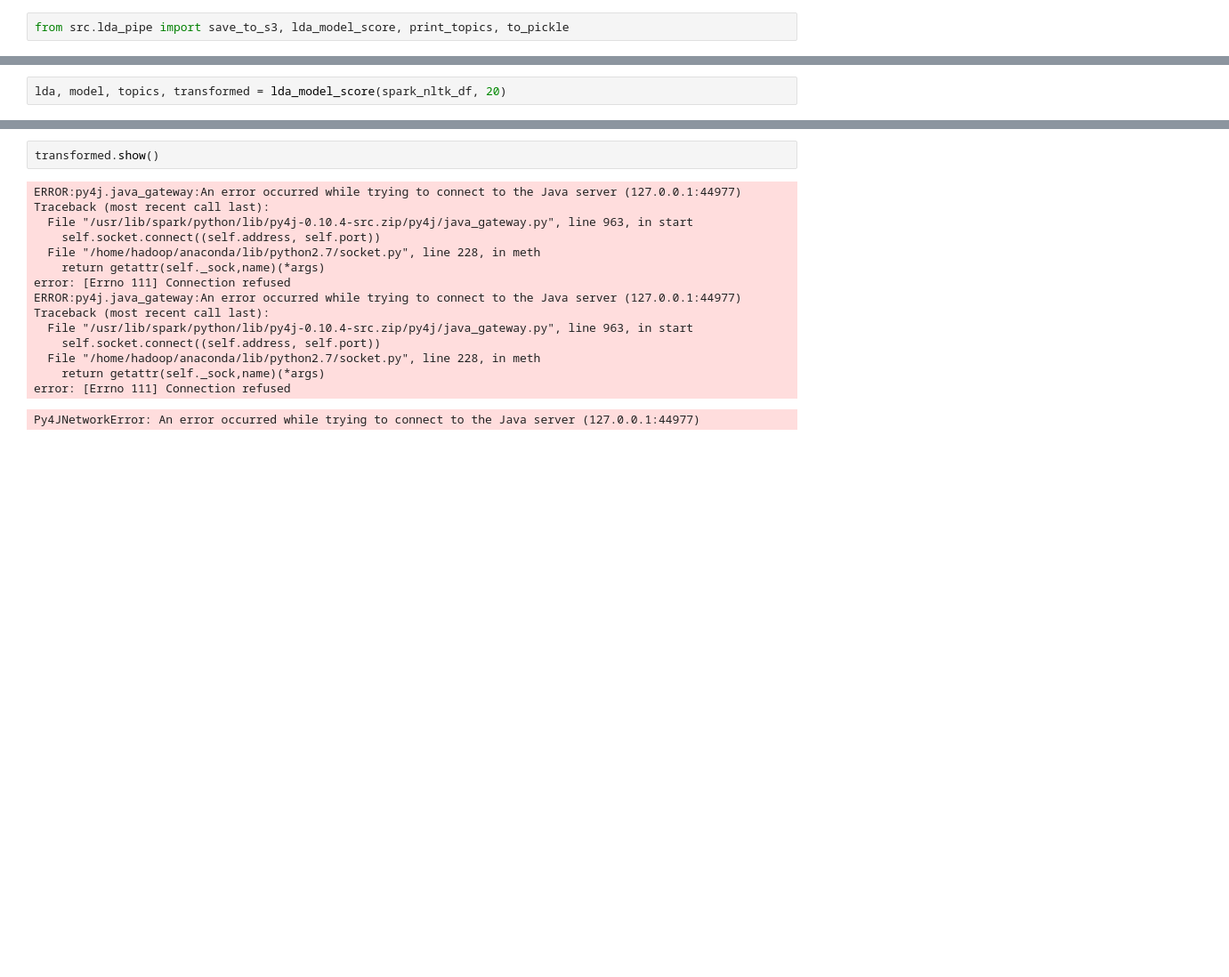
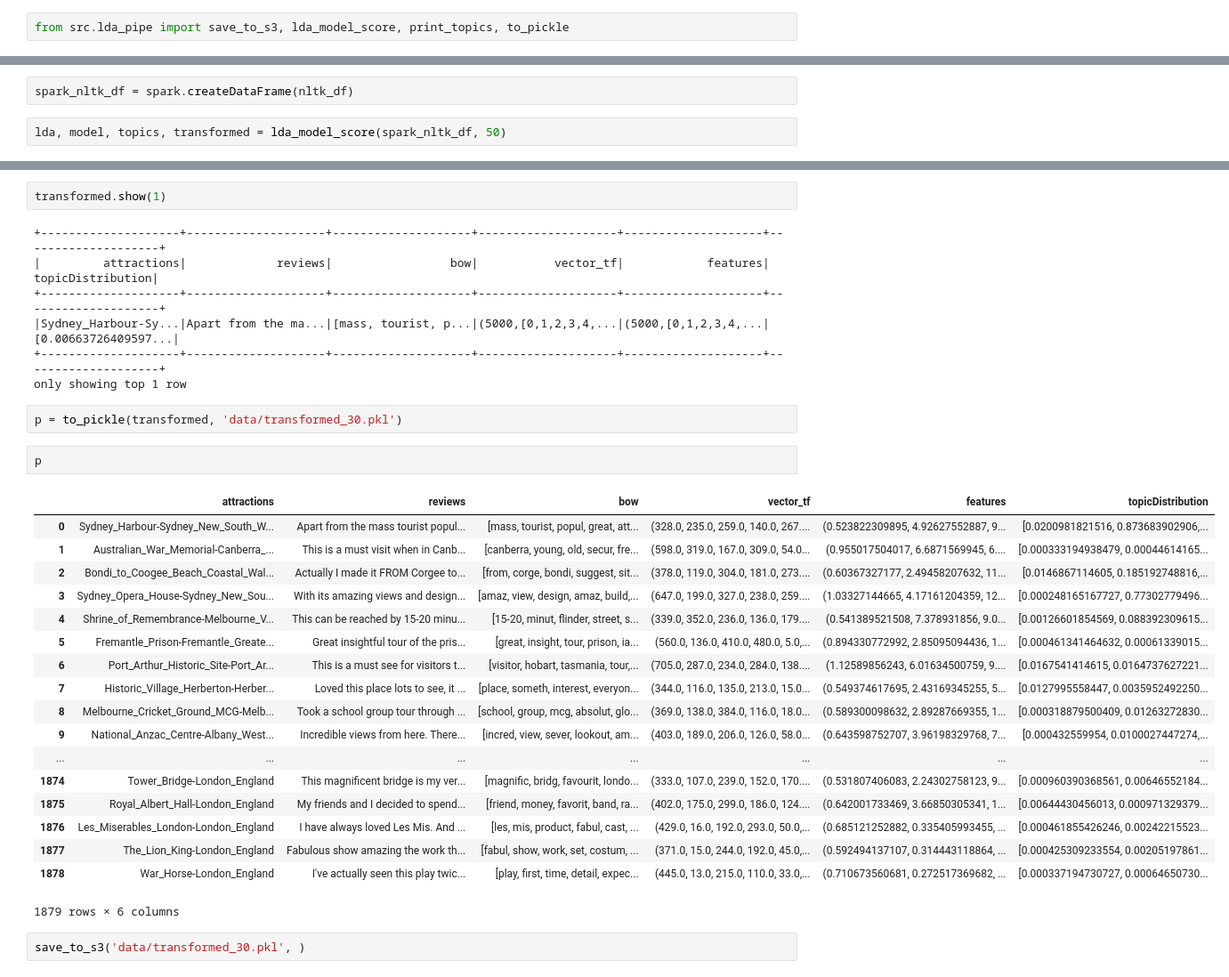
Before and after one commit to iglee/outrunJulesVerne, a Jupyter notebook: spark-nltk-lda-tests.ipynb, the cells around one changed output, grey strips where cells are left out. Shown at 89% size. Drawn from its saved outputs; the diff is of its cells as text; blank space fills up the shorter version.

```diff
--- a/spark-nltk-lda-tests.ipynb
+++ b/spark-nltk-lda-tests.ipynb
@@ -242,2 +261,4 @@ from src.lda_pipe import save_to_s3, lda_model_score, print_topics, to_pickle
+# %%
+spark_nltk_df = spark.createDataFrame(nltk_df)
 # %%
-lda, model, topics, transformed = lda_model_score(spark_nltk_df, 20)
+lda, model, topics, transformed = lda_model_score(spark_nltk_df, 50)
@@ -244,18 +285,34 @@ lda, model, topics, transformed = lda_model_score(spark_nltk_df, 20)
 # %%
-transformed.show()
+transformed.show(1)
 # %% [output]
-ERROR:py4j.java_gateway:An error occurred while trying to connect to the Java server (127.0.0.1:44977)
-Traceback (most recent call last):
-  File "/usr/lib/spark/python/lib/py4j-0.10.4-src.zip/py4j/java_gateway.py", line 963, in start
-    self.socket.connect((self.address, self.port))
-  File "/home/hadoop/anaconda/lib/python2.7/socket.py", line 228, in meth
-    return getattr(self._sock,name)(*args)
-error: [Errno 111] Connection refused
-ERROR:py4j.java_gateway:An error occurred while trying to connect to the Java server (127.0.0.1:44977)
-Traceback (most recent call last):
-  File "/usr/lib/spark/python/lib/py4j-0.10.4-src.zip/py4j/java_gateway.py", line 963, in start
-    self.socket.connect((self.address, self.port))
-  File "/home/hadoop/anaconda/lib/python2.7/socket.py", line 228, in meth
-    return getattr(self._sock,name)(*args)
-error: [Errno 111] Connection refused
++--------------------+--------------------+--------------------+--------------------+--------------------+--------------------+
+|         attractions|             reviews|                 bow|           vector_tf|            features|   topicDistribution|
++--------------------+--------------------+--------------------+--------------------+--------------------+--------------------+
+|Sydney_Harbour-Sy...|Apart from the ma...|[mass, tourist, p...|(5000,[0,1,2,3,4,...|(5000,[0,1,2,3,4,...|[0.00663726409597...|
++--------------------+--------------------+--------------------+--------------------+--------------------+--------------------+
+only showing top 1 row
-Py4JNetworkError: An error occurred while trying to connect to the Java server (127.0.0.1:44977)
+# %%
+p = to_pickle(transformed, 'data/transformed_30.pkl')
+# %%
+p
+# %% [output]
+|  | attractions | reviews | bow | vector_tf | features | topicDistribution |
+| 0 | Sydney_Harbour-Sydney_New_South_W... | Apart from the mass tourist popul... | [mass, tourist, popul, great, att... | (328.0, 235.0, 259.0, 140.0, 267.... | (0.523822309895, 4.92627552887, 9... | [0.0200981821516, 0.873683902906,... |
+| 1 | Australian_War_Memorial-Canberra_... | This is a must visit when in Canb... | [canberra, young, old, secur, fre... | (598.0, 319.0, 167.0, 309.0, 54.0... | (0.955017504017, 6.6871569945, 6.... | [0.000333194938479, 0.00044614165... |
+| 2 | Bondi_to_Coogee_Beach_Coastal_Wal... | Actually I made it FROM Corgee to... | [from, corge, bondi, suggest, sit... | (378.0, 119.0, 304.0, 181.0, 273.... | (0.60367327177, 2.49458207632, 11... | [0.0146867114605, 0.185192748816,... |
+| 3 | Sydney_Opera_House-Sydney_New_Sou... | With its amazing views and design... | [amaz, view, design, amaz, build,... | (647.0, 199.0, 327.0, 238.0, 259.... | (1.03327144665, 4.17161204359, 12... | [0.000248165167727, 0.77302779496... |
+| 4 | Shrine_of_Remembrance-Melbourne_V... | This can be reached by 15-20 minu... | [15-20, minut, flinder, street, s... | (339.0, 352.0, 236.0, 136.0, 179.... | (0.541389521508, 7.378931856, 9.0... | [0.00126601854569, 0.088392309615... |
+| 5 | Fremantle_Prison-Fremantle_Greate... | Great insightful tour of the pris... | [great, insight, tour, prison, ia... | (560.0, 136.0, 410.0, 480.0, 5.0,... | (0.894330772992, 2.85095094436, 1... | [0.000461341464632, 0.00061339015... |
+| 6 | Port_Arthur_Historic_Site-Port_Ar... | This is a must see for visitors t... | [visitor, hobart, tasmania, tour,... | (705.0, 287.0, 234.0, 284.0, 138.... | (1.12589856243, 6.01634500759, 9.... | [0.0167541414615, 0.0164737627221... |
+| 7 | Historic_Village_Herberton-Herber... | Loved this place lots to see, it ... | [place, someth, interest, everyon... | (344.0, 116.0, 135.0, 213.0, 15.0... | (0.549374617695, 2.43169345255, 5... | [0.0127995558447, 0.0035952492250... |
+| 8 | Melbourne_Cricket_Ground_MCG-Melb... | Took a school group tour through ... | [school, group, mcg, absolut, glo... | (369.0, 138.0, 384.0, 116.0, 18.0... | (0.589300098632, 2.89287669355, 1... | [0.000318879500409, 0.01263272830... |
+| 9 | National_Anzac_Centre-Albany_West... | Incredible views from here. There... | [incred, view, sever, lookout, am... | (403.0, 189.0, 206.0, 126.0, 58.0... | (0.643598752707, 3.96198329768, 7... | [0.000432559954, 0.0100027447274,... |
+| ... | ... | ... | ... | ... | ... | ... |
+| 1874 | Tower_Bridge-London_England | This magnificent bridge is my ver... | [magnific, bridg, favourit, londo... | (333.0, 107.0, 239.0, 152.0, 170.... | (0.531807406083, 2.24302758123, 9... | [0.000960390368561, 0.00646552184... |
+| 1875 | Royal_Albert_Hall-London_England | My friends and I decided to spend... | [friend, money, favorit, band, ra... | (402.0, 175.0, 299.0, 186.0, 124.... | (0.642001733469, 3.66850305341, 1... | [0.00644430456013, 0.000971329379... |
+| 1876 | Les_Miserables_London-London_England | I have always loved Les Mis. And ... | [les, mis, product, fabul, cast, ... | (429.0, 16.0, 192.0, 293.0, 50.0,... | (0.685121252882, 0.335405993455, ... | [0.000461855426246, 0.00242215523... |
+| 1877 | The_Lion_King-London_England | Fabulous show amazing the work th... | [fabul, show, work, set, costum, ... | (371.0, 15.0, 244.0, 192.0, 45.0,... | (0.592494137107, 0.314443118864, ... | [0.000425309233554, 0.00205197861... |
+| 1878 | War_Horse-London_England | I've actually seen this play twic... | [play, first, time, detail, expec... | (445.0, 13.0, 215.0, 110.0, 33.0,... | (0.710673560681, 0.272517369682, ... | [0.000337194730727, 0.00064650730... |
+1879 rows × 6 columns
+# %%
+save_to_s3('data/transformed_30.pkl', )
```
Also changed, not shown: parts of 8 cells of this notebook, 13 other files.
